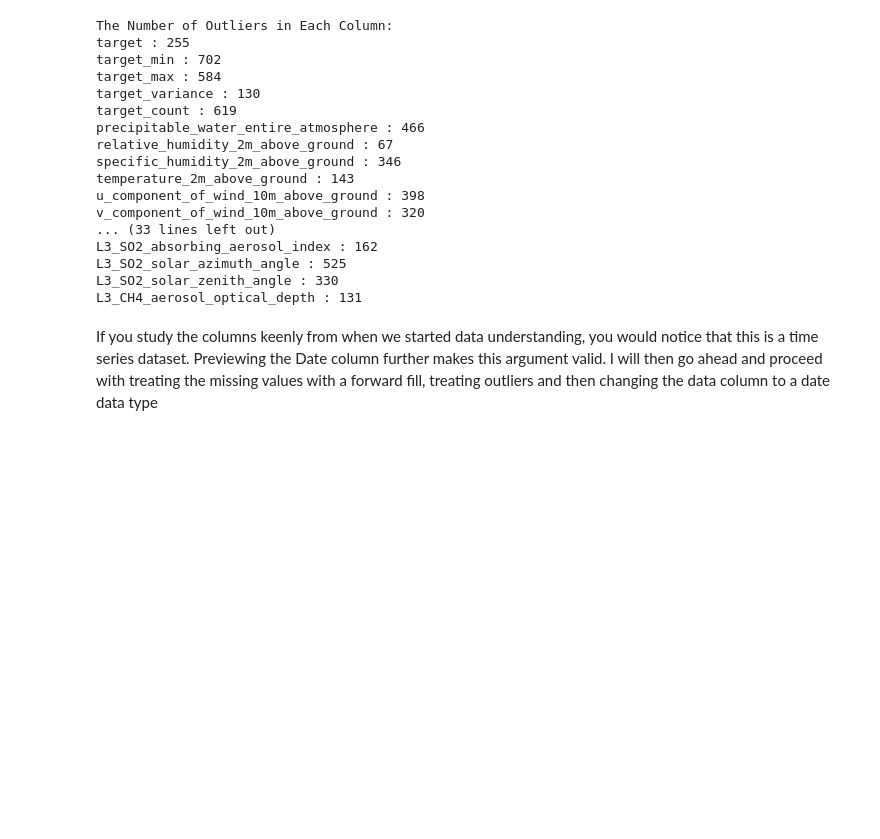
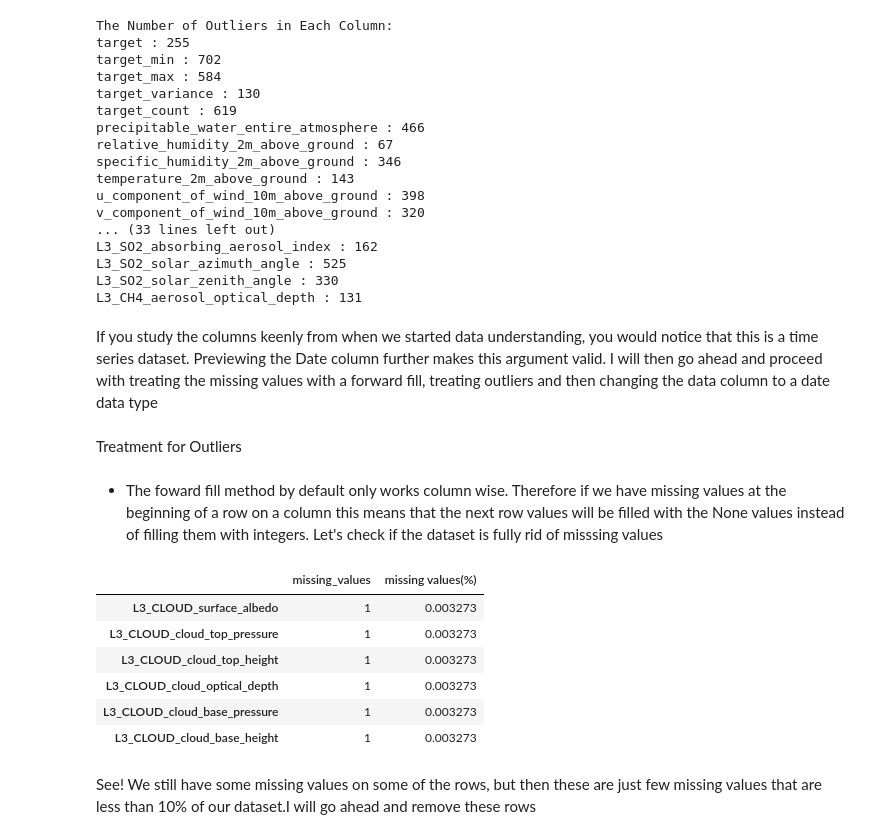
Before and after one commit to atienosonia/urban-air-pollution, a Jupyter notebook: index.ipynb, the cells around one changed output. Drawn from its saved outputs; the diff is of its cells as text; code cells hidden in the pictures; blank space fills up the shorter version.

Commit message:
treating missing values

```diff
--- a/index.ipynb
+++ b/index.ipynb
@@ -263,3 +263,5 @@ L3_SO2_solar_zenith_angle : 330
 L3_CH4_aerosol_optical_depth : 131
 # %% [markdown]
 If you study the columns keenly from when we started data understanding, you would notice that this is a time series dataset. Previewing the Date column further makes this argument valid. I will then go ahead and proceed with treating the missing values with a forward fill, treating outliers and then changing the data column to a date data type
+# %% [markdown]
+Treatment for Outliers
@@ -265,0 +277,16 @@ If you study the columns keenly from when we started data understanding, you wou
+# %% [markdown]
+* The foward fill method by default only works column wise. Therefore if we have missing values at the beginning of a row on a column this means that the next row values will be filled with the None values instead of filling them with integers. Let's check if the dataset is fully rid of misssing values
+# %%
+""" calling the missing valeus function"""
+
+missing_values(df)
+# %% [output]
+|  | missing_values | missing values(%) |
+| L3_CLOUD_surface_albedo | 1 | 0.003273 |
+| L3_CLOUD_cloud_top_pressure | 1 | 0.003273 |
+| L3_CLOUD_cloud_top_height | 1 | 0.003273 |
+| L3_CLOUD_cloud_optical_depth | 1 | 0.003273 |
+| L3_CLOUD_cloud_base_pressure | 1 | 0.003273 |
+| L3_CLOUD_cloud_base_height | 1 | 0.003273 |
+# %% [markdown]
+See! We still have some missing values on some of the rows, but then these are just few missing values that are less than 10% of our dataset.I will go ahead and remove these rows
```
Also changed, not shown: parts of 1 cell of this notebook.
